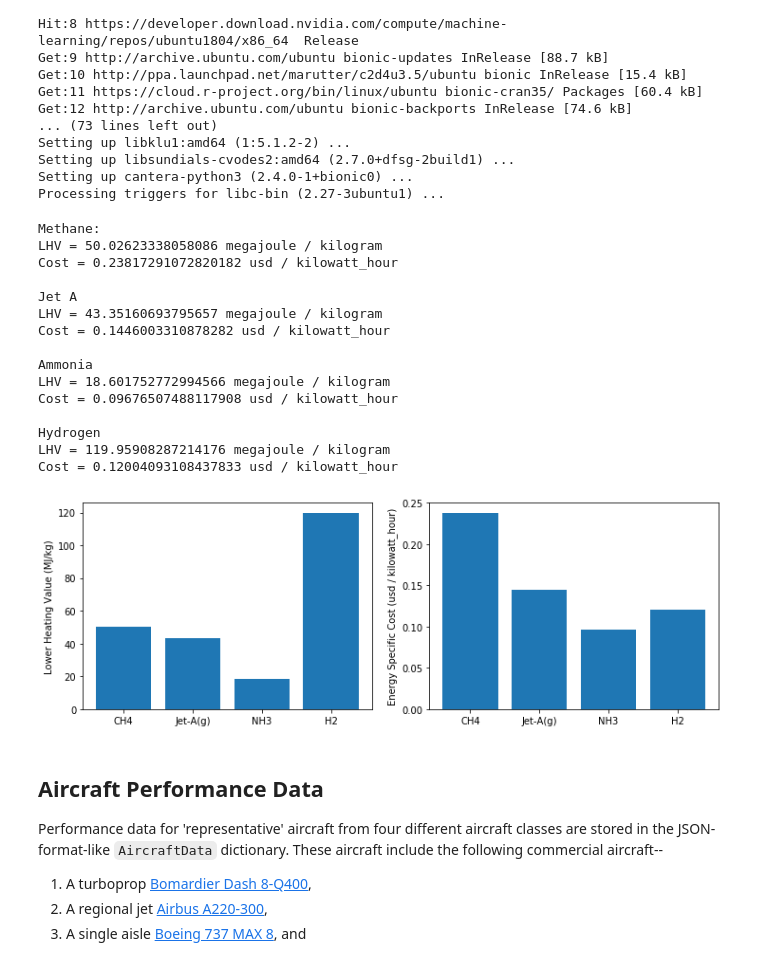
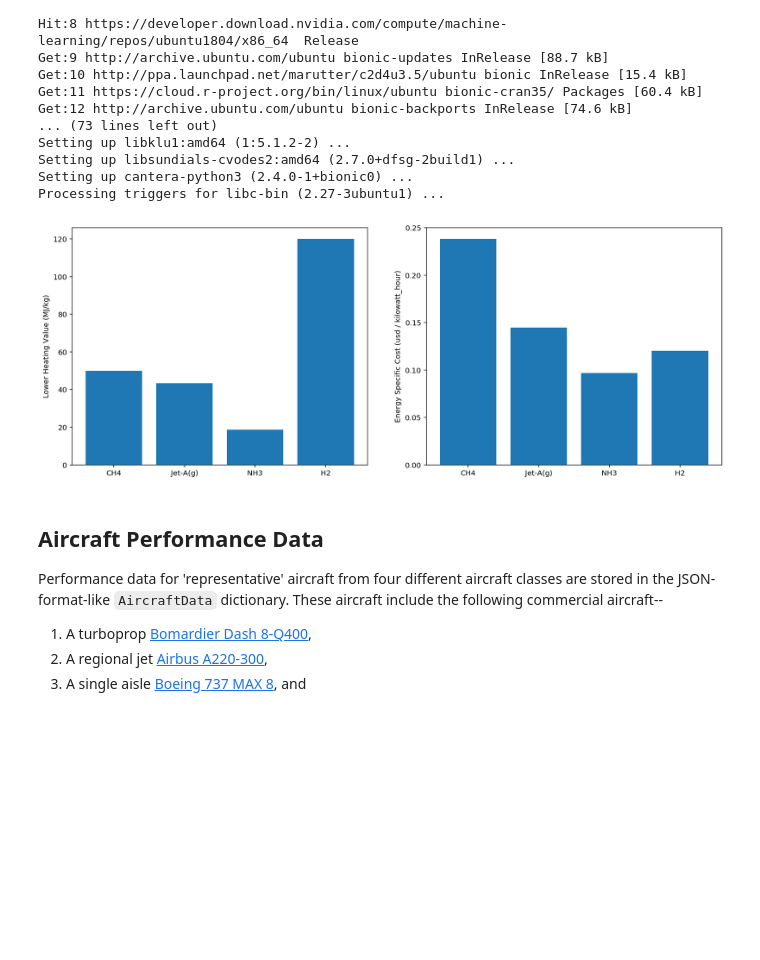
Before and after one commit to davetew/Zero-Carbon-Aviation, a Jupyter notebook: Zero_Carbon_Aircraft.ipynb, the cells around one changed output. Cells and saved outputs as stored; diff of their text form; code cells hidden in the pictures; blank space fills up the shorter version.

```diff
--- a/Zero_Carbon_Aircraft.ipynb
+++ b/Zero_Carbon_Aircraft.ipynb
@@ -210,62 +211,31 @@ class Hydrogen(Fuel):
                     liquid_density=Q_(71, ureg['kg/meter**3']))
 # %%
 ch4 = Methane()
-print('Methane:')
-print(f'LHV = {ch4.lower_heating_value.to(ureg.MJ/ureg.kg)}')
-print(f'Cost = {ch4.cost_energy_specific}')
-print()
 
 bioK = JetA()
-print('Jet A')
-print(f'LHV = {bioK.lower_heating_value.to(ureg.MJ/ureg.kg)}')
-print(f'Cost = {bioK.cost_energy_specific}')
-print()
 
 nh3 = Ammonia()
-print('Ammonia')
-print(f'LHV = {nh3.lower_heating_value.to(ureg.MJ/ureg.kg)}')
-print(f'Cost = {nh3.cost_energy_specific}')
-print()
 
 h2 = Hydrogen()
-print('Hydrogen')
-print(f'LHV = {h2.lower_heating_value.to(ureg.MJ/ureg.kg)}')
-print(f'Cost = {h2.cost_energy_specific}')
-print()
 
 fuels = [ch4, bioK, nh3, h2]
 
-fig, (ax1, ax2) = plt.subplots(1,2,figsize=(12,4))
+fig, (ax1, ax2) = plt.subplots(1,2,figsize=(16,6))
 ind = np.arange(1,len(fuels)+1)
 
 ax1.bar(ind, [fuel.lower_heating_value.to('MJ/kg').magnitude for fuel in fuels])
 ax1.set_xticks(ind)
 ax1.set_xticklabels([fuel.phase.name for fuel in fuels])
 ax1.set_ylabel('Lower Heating Value (MJ/kg)')
 
 ax2.bar(ind, [fuel.cost_energy_specific.magnitude for fuel in fuels])
 ax2.set_xticks(ind)
 ax2.set_xticklabels([fuel.phase.name for fuel in fuels])
 ax2.set_ylabel(f'Energy Specific Cost ({fuels[0].cost_energy_specific.units})')
 
 plt.show()
 # %% [output]
-Methane:
-LHV = 50.02623338058086 megajoule / kilogram
-Cost = 0.23817291072820182 usd / kilowatt_hour
-
-Jet A
-LHV = 43.35160693795657 megajoule / kilogram
-Cost = 0.1446003310878282 usd / kilowatt_hour
-
-Ammonia
-LHV = 18.601752772994566 megajoule / kilogram
-Cost = 0.09676507488117908 usd / kilowatt_hour
-
-Hydrogen
-LHV = 119.95908287214176 megajoule / kilogram
-Cost = 0.12004093108437833 usd / kilowatt_hour
-[figure, old version]
+[figure, new version]
 # %% [markdown]
 ## Aircraft Performance Data
 Performance data for 'representative' aircraft from four different aircraft classes are stored in the JSON-format-like `AircraftData` dictionary.  These aircraft include the following commercial aircraft--
```
Also changed, not shown: parts of 6 cells of this notebook.
